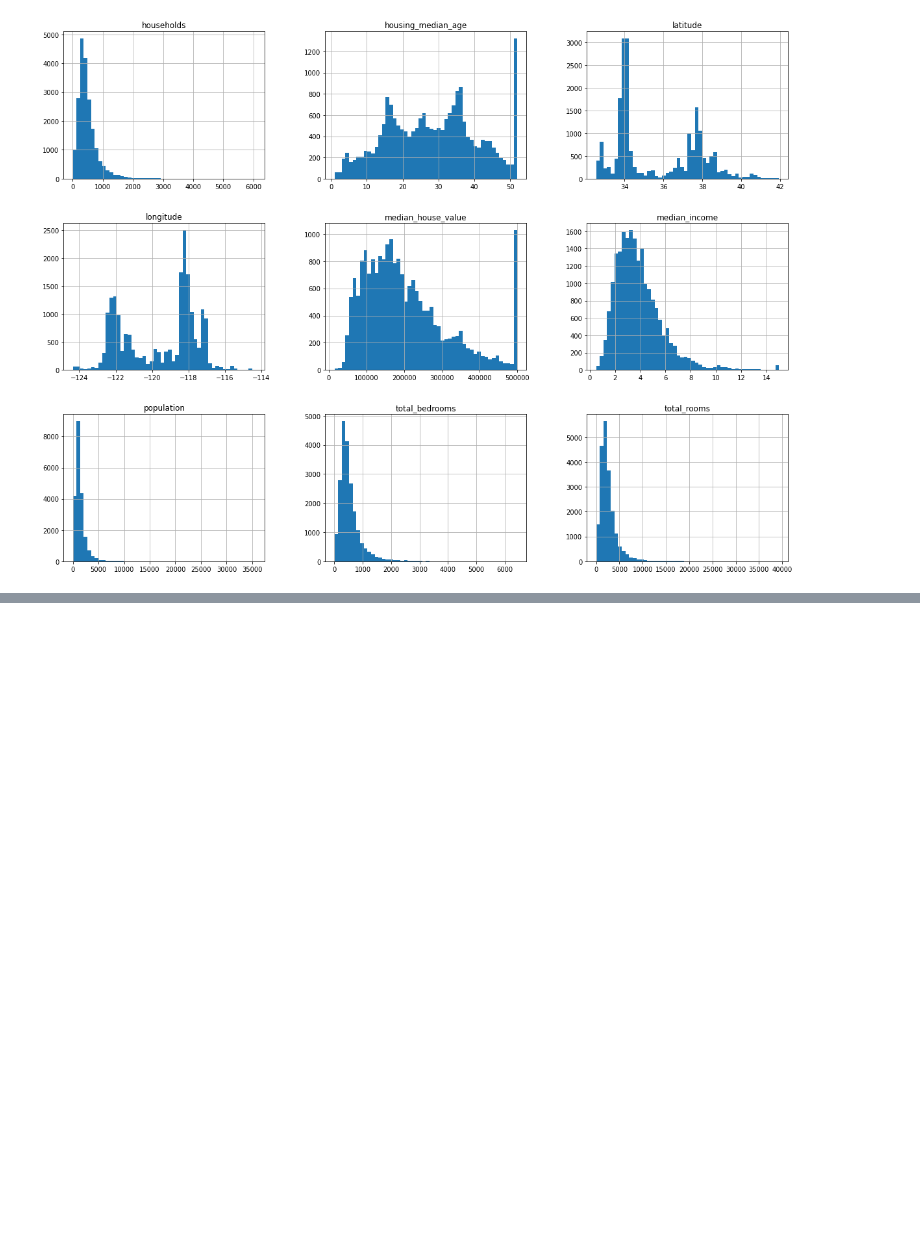
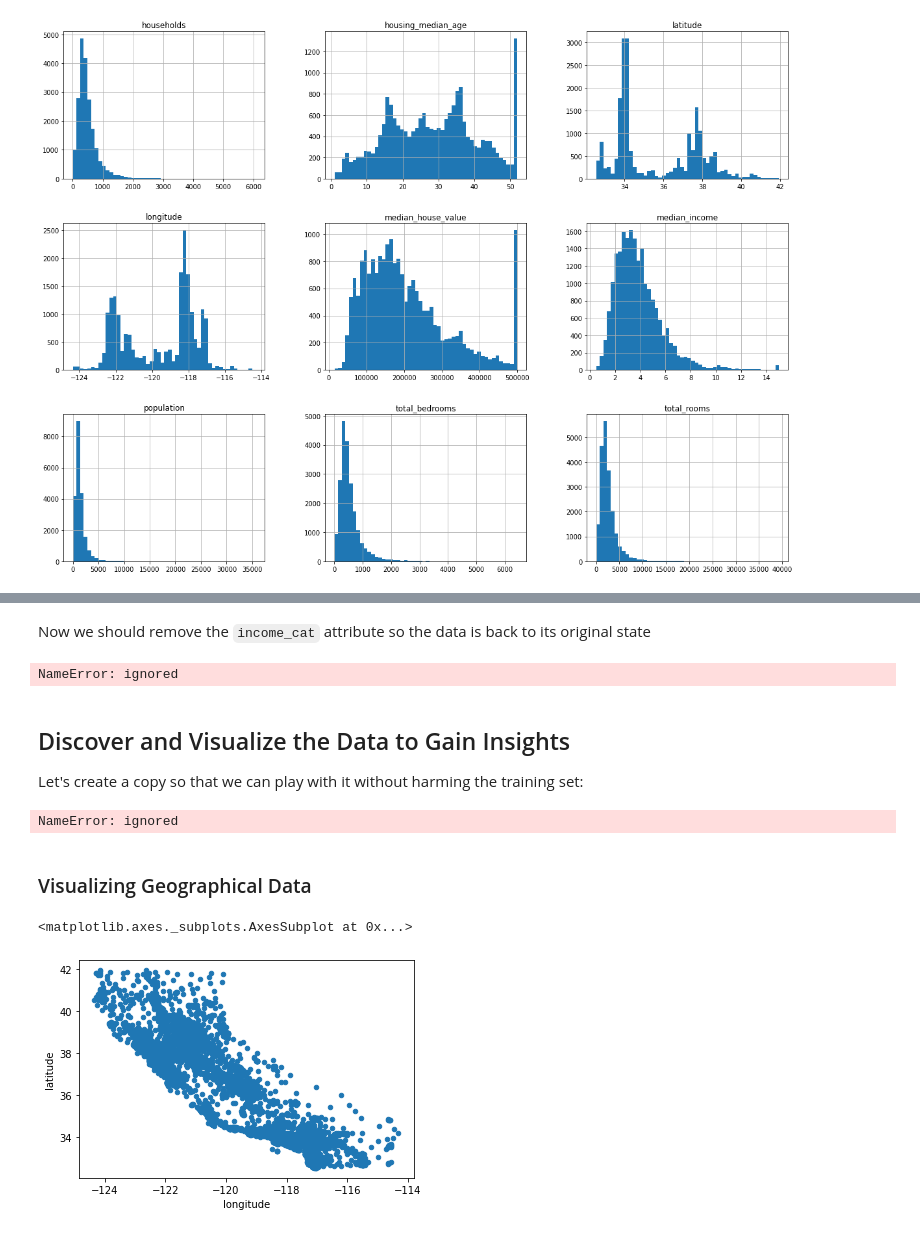
Before and after one commit to RocioLiu/ML_Resources, a Jupyter notebook: Geron_ch2_End_to_End_Machine_Learning_Project.ipynb, the cells around one changed output, grey strips where cells are left out. Drawn from its saved outputs; the diff is of its cells as text; code cells hidden in the pictures; blank space fills up the shorter version.

```diff
--- a/Geron_ch2_End_to_End_Machine_Learning_Project.ipynb
+++ b/Geron_ch2_End_to_End_Machine_Learning_Project.ipynb
@@ -89,0 +129,4 @@ housing.hist(bins=50, figsize=(20,15));
+# %%
+housing["income_cat"] = pd.cut(housing["median_income"],
+                               bins=[0., 1.5, 3.0, 4.5, 6., np.inf],
+                               labels=[1, 2, 3, 4, 5])
@@ -89,0 +139,5 @@ housing.hist(bins=50, figsize=(20,15));
+# %%
+split = StratifiedShuffleSplit(n_splits=1, test_size=0.2, random_state=42)
+for train_idx, test_idx in split.split(housing, housing["income_cat"]):
+  strat_train_set = housing.loc[train_idx]
+  strat_test_set = housing.loc[test_idx]
@@ -89,0 +152,21 @@ housing.hist(bins=50, figsize=(20,15));
+# %% [markdown]
+Now we should remove the `income_cat` attribute so the data is back to its original state
+# %%
+for set_ in (strat_train_set, strat_test_set):
+  set_.drop("income_cat", axis=1, inplace=True)
+# %% [output]
+NameError: ignored
+# %% [markdown]
+## Discover and Visualize the Data to Gain Insights
+Let's create a copy so that we can play with it without harming the training set:
+# %%
+housing = strat_train_set.copy()
+# %% [output]
+NameError: ignored
+# %% [markdown]
+### Visualizing Geographical Data
+# %%
+housing.plot(kind="scatter", x="longitude", y="latitude")
+# %% [output]
+<matplotlib.axes._subplots.AxesSubplot at 0x...>
+[figure, added]
```
Also changed, not shown: parts of 29 cells of this notebook.
